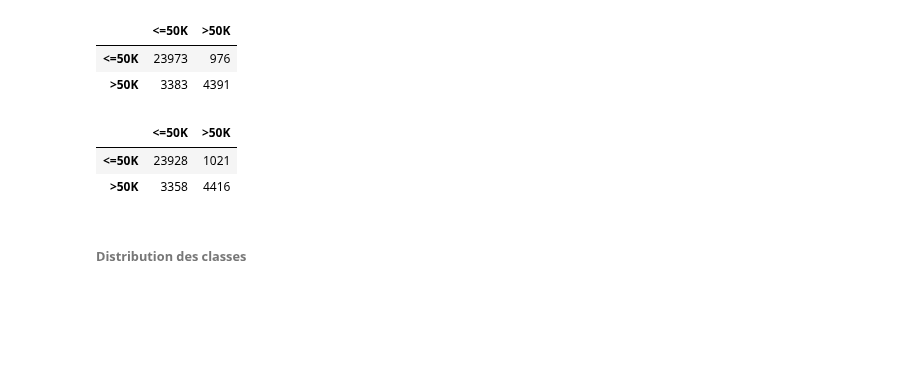
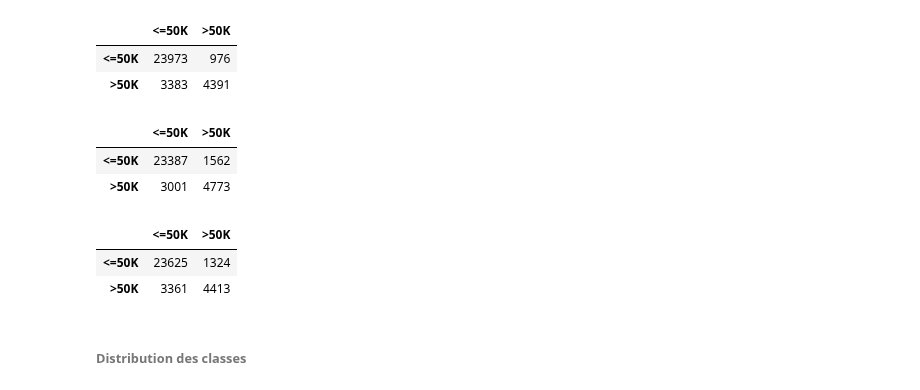
Before and after one commit to lguertin/INF8215, a Jupyter notebook: TP3/TP3_INF8215.ipynb, the cells around one changed output. Drawn from its saved outputs; the diff is of its cells as text; code cells hidden in the pictures; blank space fills up the shorter version.

Commit message:
Testing pipelines

```diff
--- a/TP3/TP3_INF8215.ipynb
+++ b/TP3/TP3_INF8215.ipynb
@@ -782,7 +808,7 @@ def parse_native_country(text):
 # %%
 from sklearn.pipeline import Pipeline, FeatureUnion
 from sklearn.compose import ColumnTransformer
-from sklearn.impute import SimpleImputer
+from sklearn.impute import SimpleImputer #, IterativeImputer
 from sklearn.preprocessing import StandardScaler, OneHotEncoder
 
 pipeline_normalize_mean = Pipeline([
@@ -803,18 +829,18 @@ pipeline_workclass = Pipeline([
 pipeline_education = Pipeline([
     ('parse', TransformationWrapper(transformation = parse_education)),
 #     ("encode_label", LabelEncoderP()), ##
-    ("encode", OneHotEncoder(categories = 'auto', sparse = False)) # 10 education
+#     ("encode", OneHotEncoder(categories = 'auto', sparse = False)) # 10 education
 ])
 
 pipeline_marital_status = Pipeline([
     ('parse', TransformationWrapper(transformation = parse_marital_status)),
-    ("encode", OneHotEncoder(categories = 'auto', sparse = False)) # 5 marital status
+    ("encode", OneHotEncoder(categories = 'auto', sparse = False)) # 4 marital status
 ])
 
-pipeline_occupation = Pipeline([
-#     ("encode_label", LabelEncoderP()), ##
-    ("encode", OneHotEncoder(categories = 'auto', sparse = False)) # 14 services + 1 '?'
-])
+# pipeline_occupation = Pipeline([
+#     ("fillna", IterativeImputer(missing_values = ' ?') ),
+#     ("encode", OneHotEncoder(categories = 'auto', sparse = False)) # 14 services + 1 '?'
+# ])
 
 pipeline_relationship = Pipeline([
     ("encode", OneHotEncoder(categories = 'auto', sparse = False)) # 6 relationship
@@ -835,15 +861,11 @@ full_pipeline = ColumnTransformer([
     ("Final_Weight", pipeline_normalize_mean, ["Final weight"]),
     ("Education", pipeline_education, ["Education"]),
     ("Marital_Status", pipeline_marital_status, ["Marital-status"]),
-    ("Occupation", pipeline_occupation, ["Occupation"]),
+#     ("Occupation", pipeline_occupation, ["Occupation"]),
     ("Relationship", pipeline_relationship, ["Relationship"]),
     ("Sex", pipeline_sex, ["Sex"]),
-#     ("Capital_Gain", pipeline_normalize_mean, ["Capital-gain"]),
-#     ("Capital_Loss", pipeline_normalize_mean, ["Capital-loss"]),
     ("Capital_Gain", pipeline_normalize_0, ["Capital-gain"]),
     ("Capital_Loss", pipeline_normalize_0, ["Capital-loss"]),
     ("Hours_Per_Week", pipeline_normalize_mean, ["Hours per week"]),
     ("Native_Country", pipeline_native_country, ["Native country"]),
 ])
-
-# TODO: Try :  remove final weight ?, remove relationship, native country?(maybe count how many diff from USA), age/hours of week to categ?, rmve capital lost/gain?,
@@ -868,10 +936,11 @@ Lancez le pipeline
 column_names = [
     "Age",
     "Workclass1", "Workclass2", "Workclass3", "Workclass4",
-    "Education1", "Education2", "Education3", "Education4", "Education5", "Education6", "Education7", "Education8", "Education9", "Education10",
+    "Education",
+#     "Education1", "Education2", "Education3", "Education4", "Education5", "Education6", "Education7", "Education8", "Education9", "Education10",
     "Final_Weight",
     "Marital_Status1", "Marital_Status2", "Marital_Status3", "Marital_Status4",
-    "Occupation1", "Occupation2", "Occupation3", "Occupation4", "Occupation5", "Occupation6", "Occupation7", "Occupation8", "Occupation9", "Occupation10", "Occupation11", "Occupation12", "Occupation13", "Occupation14", "Occupation15",
+#     "Occupation1", "Occupation2", "Occupation3", "Occupation4", "Occupation5", "Occupation6", "Occupation7", "Occupation8", "Occupation9", "Occupation10", "Occupation11", "Occupation12", "Occupation13", "Occupation14", "Occupation15",
     "Relationship1", "Relationship2", "Relationship3", "Relationship4", "Relationship5", "Relationship6",
     "Sex1", "Sex2",
     "Capital_Gain",
@@ -1128,16 +1195,29 @@ pd.DataFrame(confusion_matrix(y_train_label, y_pred), columns = target_label.cla
 | <=50K | 23973 | 976 |
 | >50K | 3383 | 4391 |
 # %%
-selected_model_5 = RandomForestClassifier(criterion='entropy', max_depth=10)
+# GOOD ONE
+selected_model_5 = AdaBoostClassifier()
 
 selected_model_5.fit(X_train_preprocess,y_train_label)
 y_pred = selected_model_5.predict(X_train_preprocess)
 
 pd.DataFrame(confusion_matrix(y_train_label, y_pred), columns = target_label.classes_, index = target_label.classes_)
 # %% [output]
 |  | <=50K | >50K |
-| <=50K | 23928 | 1021 |
-| >50K | 3358 | 4416 |
+| <=50K | 23387 | 1562 |
+| >50K | 3001 | 4773 |
+# %%
+
+selected_model_6 = AdaBoostClassifier()
+
+selected_model_6.fit(X_train_preprocess,y_train_label)
+y_pred = selected_model_6.predict(X_train_preprocess)
+
+pd.DataFrame(confusion_matrix(y_train_label, y_pred), columns = target_label.classes_, index = target_label.classes_)
+# %% [output]
+|  | <=50K | >50K |
+| <=50K | 23625 | 1324 |
+| >50K | 3361 | 4413 |
 # %% [markdown]
 ###### Distribution des classes
 # %%
```
Also changed, not shown: parts of 12 cells of this notebook.
